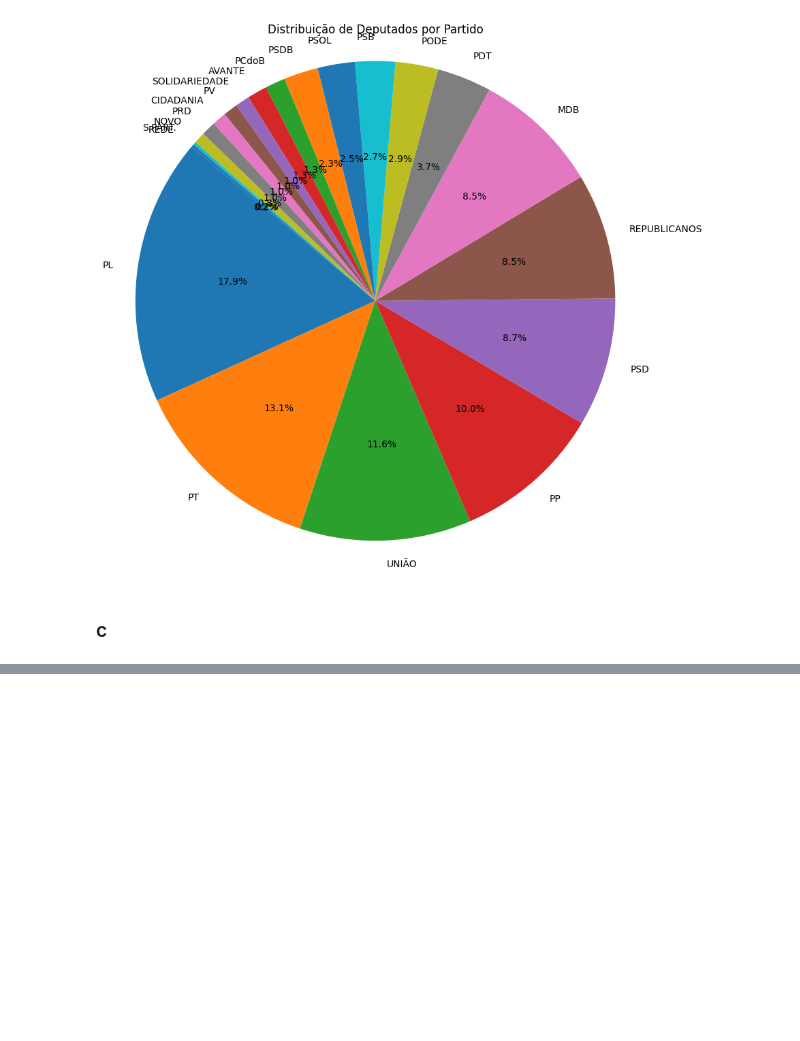
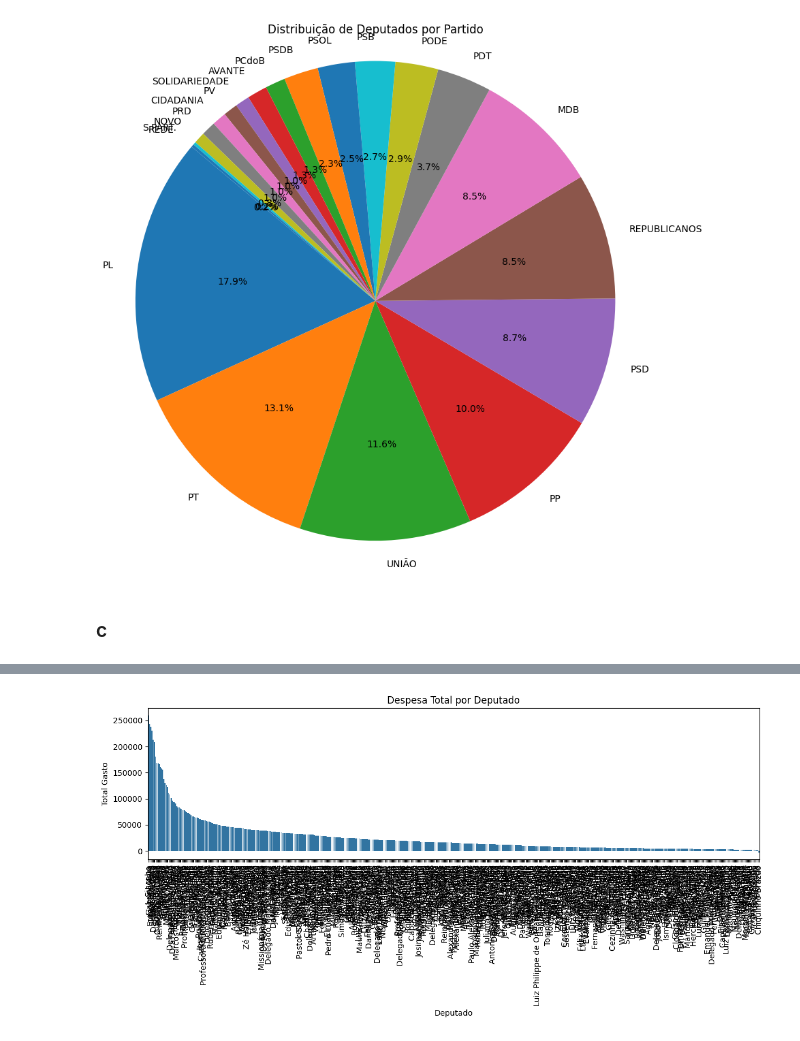
Before and after one commit to pedromvba/prompt-eng-at, a Jupyter notebook: AT.ipynb, the cells around one changed output, grey strips where cells are left out. Drawn from its saved outputs; the diff is of its cells as text; code cells hidden in the pictures; blank space fills up the shorter version.

```diff
--- a/AT.ipynb
+++ b/AT.ipynb
@@ -192,0 +299,25 @@ classification
+# %%
+import pandas as pd
+import matplotlib.pyplot as plt
+import seaborn as sns
+
+# Carrega o arquivo parquet
+df = pd.read_parquet('./data/serie_despesas_diárias_deputados.parquet')
+
+# Calcula a despesa total por deputado
+despesa_total = df.groupby('nome')['valor_documento'].sum().reset_index()
+
+# Salva a tabela em um arquivo CSV
+despesa_total.to_csv('./data/despesa_total_por_deputado.csv', index=False)
+
+# Cria o gráfico de barras
+plt.figure(figsize=(12, 6))
+sns.barplot(x='nome', y='valor_documento', data=despesa_total, order=despesa_total.sort_values('valor_documento', ascending=False).nome)
+plt.xticks(rotation=90)
+plt.xlabel('Deputado')
+plt.ylabel('Total Gasto')
+plt.title('Despesa Total por Deputado')
+plt.tight_layout()
+plt.show()
+# %% [output]
+[figure, added]
```
Also changed, not shown: parts of 15 cells of this notebook, 6 other files.
